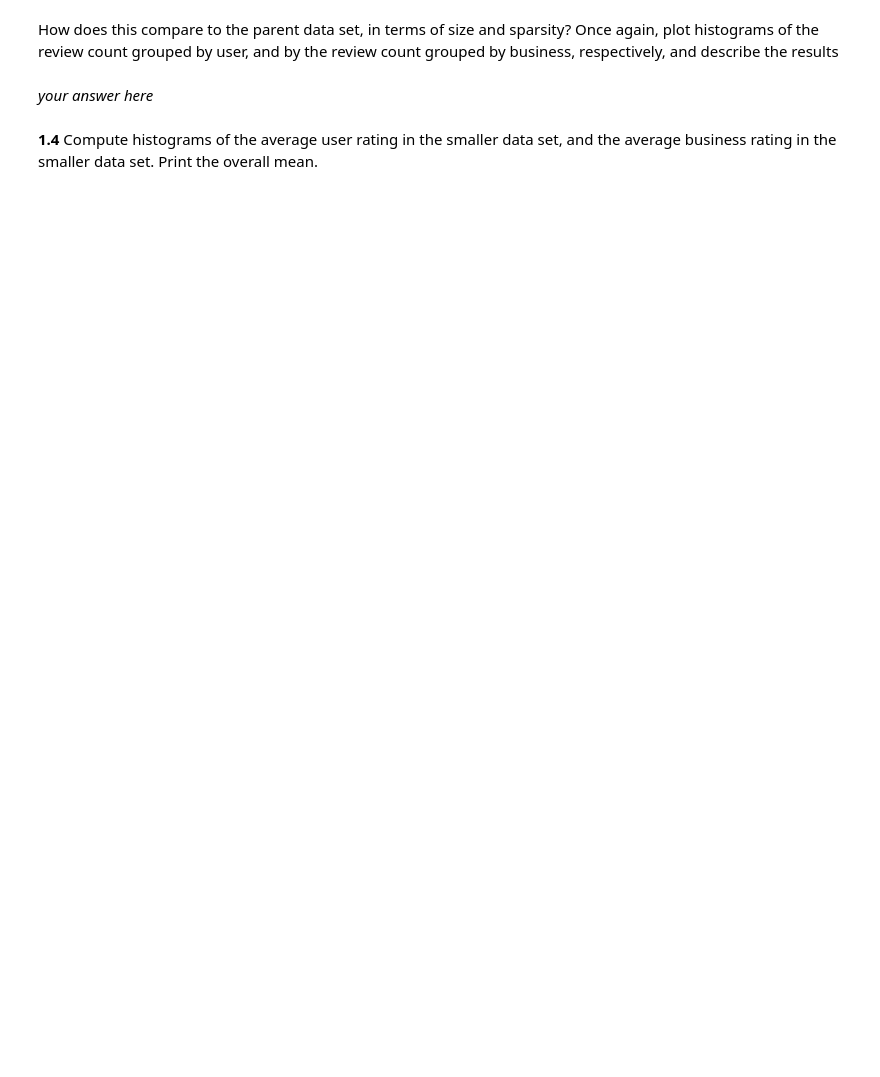
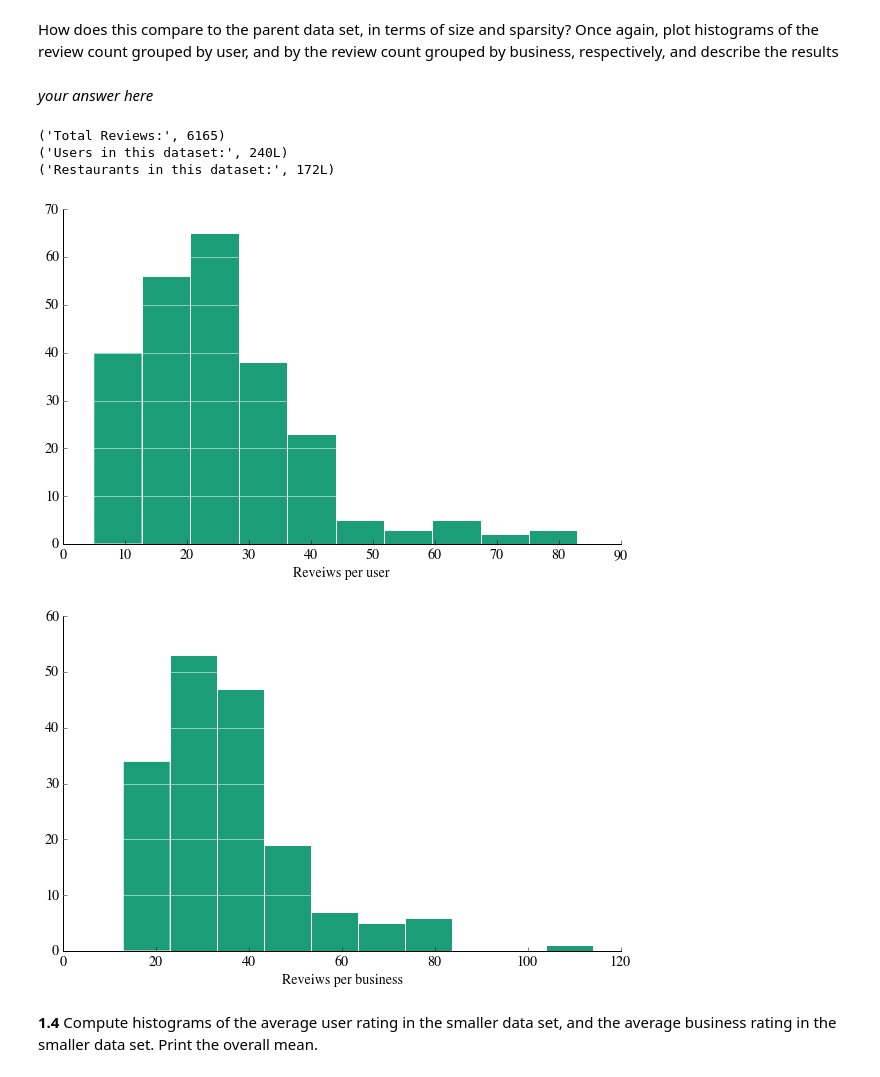
Before and after one commit to dennisi/content, a Jupyter notebook: HW4.ipynb, the cells around one changed output. Saved outputs shown, nothing was run; the diff lists cells and outputs as text; code cells hidden in the pictures; blank space fills up the shorter version.

```diff
--- a/HW4.ipynb
+++ b/HW4.ipynb
@@ -228,0 +275,4 @@ Note that while this cut makes sure we have prolific users, the cut on businesse
+# %%
+#your code here
+smallidf = fulldf[(fulldf.user_review_count > 60) & (fulldf.business_review_count > 150)]
+smallidf.head(2)
@@ -228,0 +283,3 @@ Note that while this cut makes sure we have prolific users, the cut on businesse
+# %%
+smalldf = recompute_frame(smallidf)
+smalldf.head(2)
@@ -233,4 +292,30 @@ How does this compare to the parent data set, in terms of size and sparsity? Onc
 # %% [markdown]
 *your answer here*
+# %%
+print("Total Reviews:", smalldf.shape[0])
+print("Users in this dataset:", smalldf.user_id.unique().shape[0])
+print("Restaurants in this dataset:", smalldf.business_id.unique().shape[0])
+
+# Reveiws per user
+plt.figure()
+ax = smalldf.groupby('user_id').review_id.count().hist()
+remove_border(ax)
+plt.xlabel("Reveiws per user")
+plt.grid(False)
+plt.grid(axis = 'y', color = 'white', linestyle = '-')
+
+# Reveiws per business
+plt.figure()
+ax = smalldf.groupby('business_id').review_id.count().hist()
+remove_border(ax)
+plt.xlabel("Reveiws per business")
+plt.grid(False)
+plt.grid(axis = 'y', color = 'white', linestyle = '-')
+# %% [output]
+('Total Reviews:', 6165)
+('Users in this dataset:', 240L)
+('Restaurants in this dataset:', 172L)
+[figure, added]
+[figure, added]
 # %% [markdown]
 **1.4** Compute histograms of the average user rating in the smaller data set, and the average business rating in the smaller data set. Print the overall mean.
```
Also changed, not shown: parts of 79 cells of this notebook, 1 other file.
